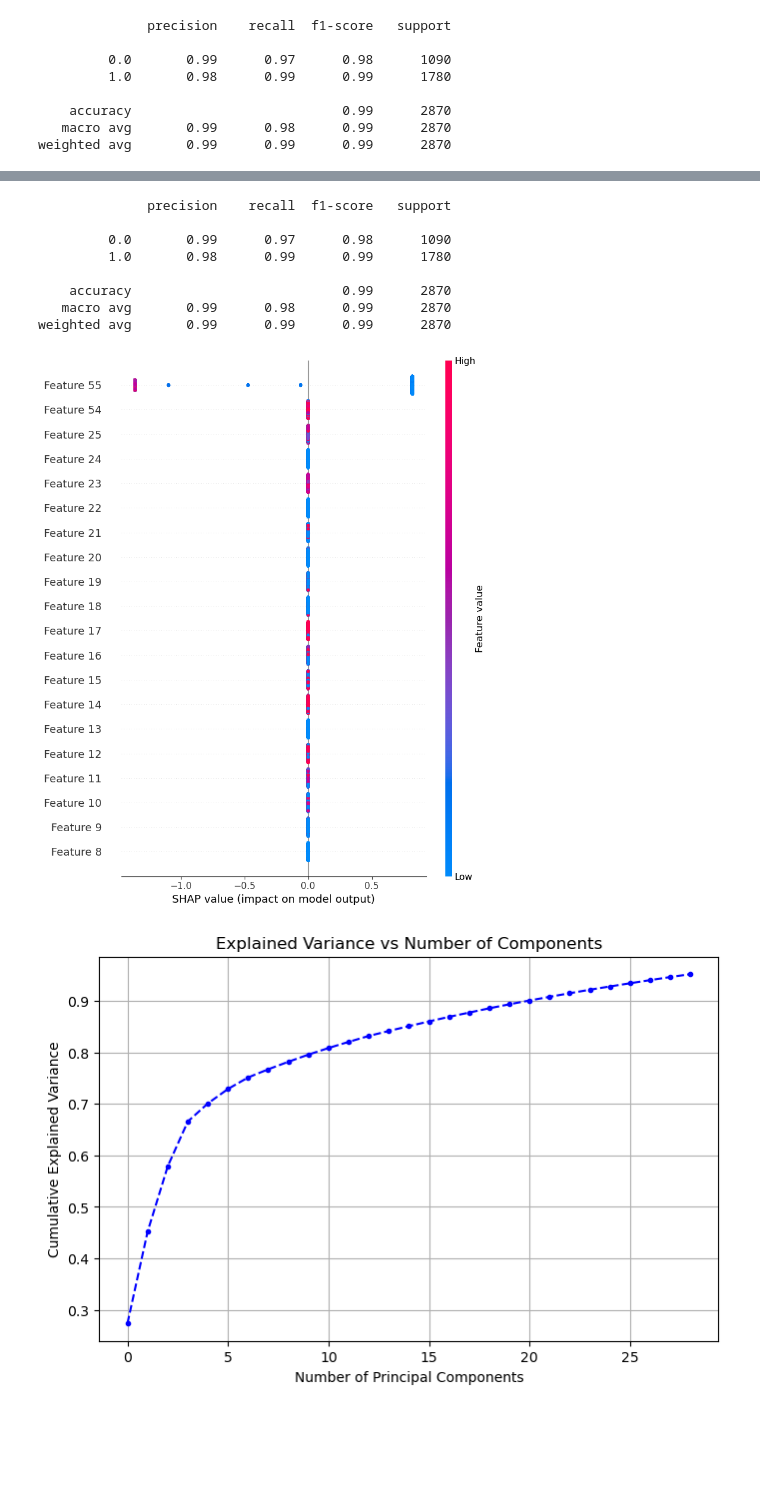
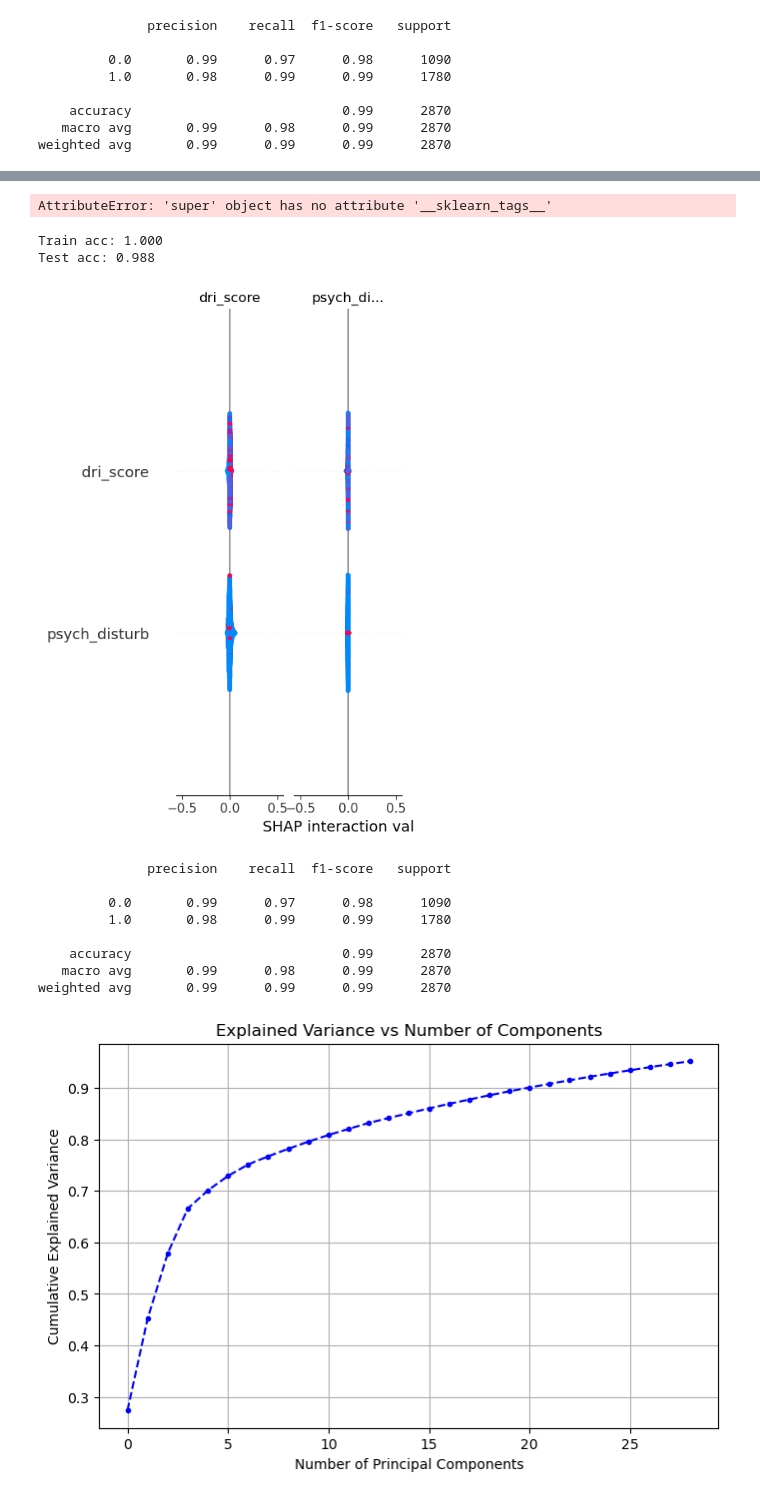
Before and after one commit to Sajan-12325/HSCT-Survival-Prediction, a Jupyter notebook: HCT.ipynb, the cells around one changed output, grey strips where cells are left out. Drawn from its saved outputs; the diff is of its cells as text; code cells hidden in the pictures; blank space fills up the shorter version.

```diff
--- a/HCT.ipynb
+++ b/HCT.ipynb
@@ -734,2 +741,27 @@ Train accuracy: 0.9890979689366786
+# %%
+from sklearn.model_selection import cross_val_score
+
+scores = cross_val_score(xgb_class, X_scaled, y, cv=5, scoring='accuracy')
+print("Cross-validated accuracy scores:", scores)
+print("Mean CV Accuracy:", scores.mean())
+# %% [output]
+AttributeError: 'super' object has no attribute '__sklearn_tags__'
+# %%
+rf = RandomForestClassifier(n_estimators=150, random_state=42)
+rf.fit(X_train, y_train)
+
+# Evaluate
+print(f"Train acc: {rf.score(X_train, y_train):.3f}")
+print(f"Test acc: {rf.score(X_test, y_test):.3f}")
+
+# SHAP on original features
+explainer = shap.Explainer(rf, X_train)
+shap_values = explainer(X_test, check_additivity=False)
+
+shap.summary_plot(shap_values, X_test, feature_names=X.columns)
+# %% [output]
+Train acc: 1.000
+Test acc: 0.988
+[figure, added]
 # %%
 import shap
@@ -743,13 +776,6 @@ print(classification_report(y_test, xgb_test_pred))
     accuracy                           0.99      2870
    macro avg       0.99      0.98      0.99      2870
 weighted avg       0.99      0.99      0.99      2870
-# %%
-explainer = shap.Explainer(xgb_class, X_train)
-shap_values = explainer.shap_values(X_test)
-
-shap.summary_plot(shap_values, X_test)
-# %% [output]
-[figure, removed]
 # %%
 
 pca  = PCA(n_components=0.95)
```
Also changed, not shown: parts of 17 cells of this notebook.
